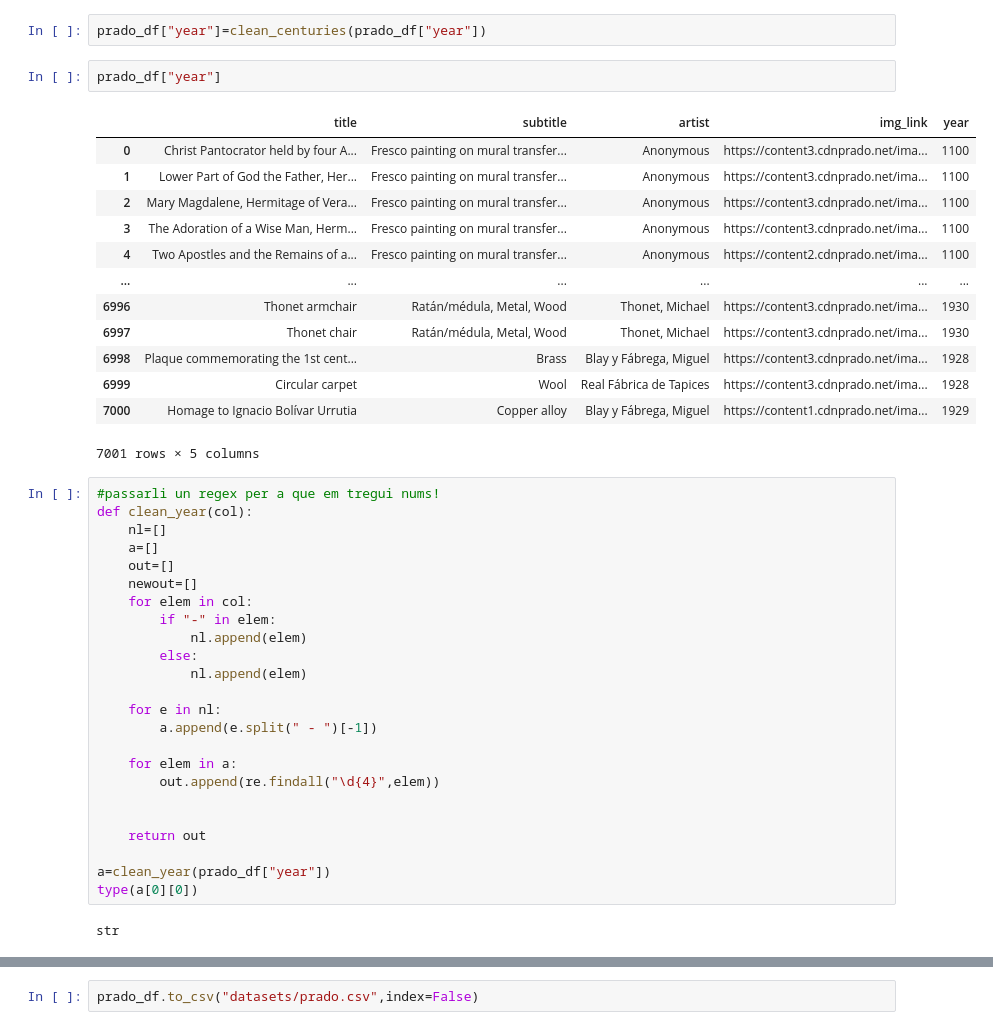
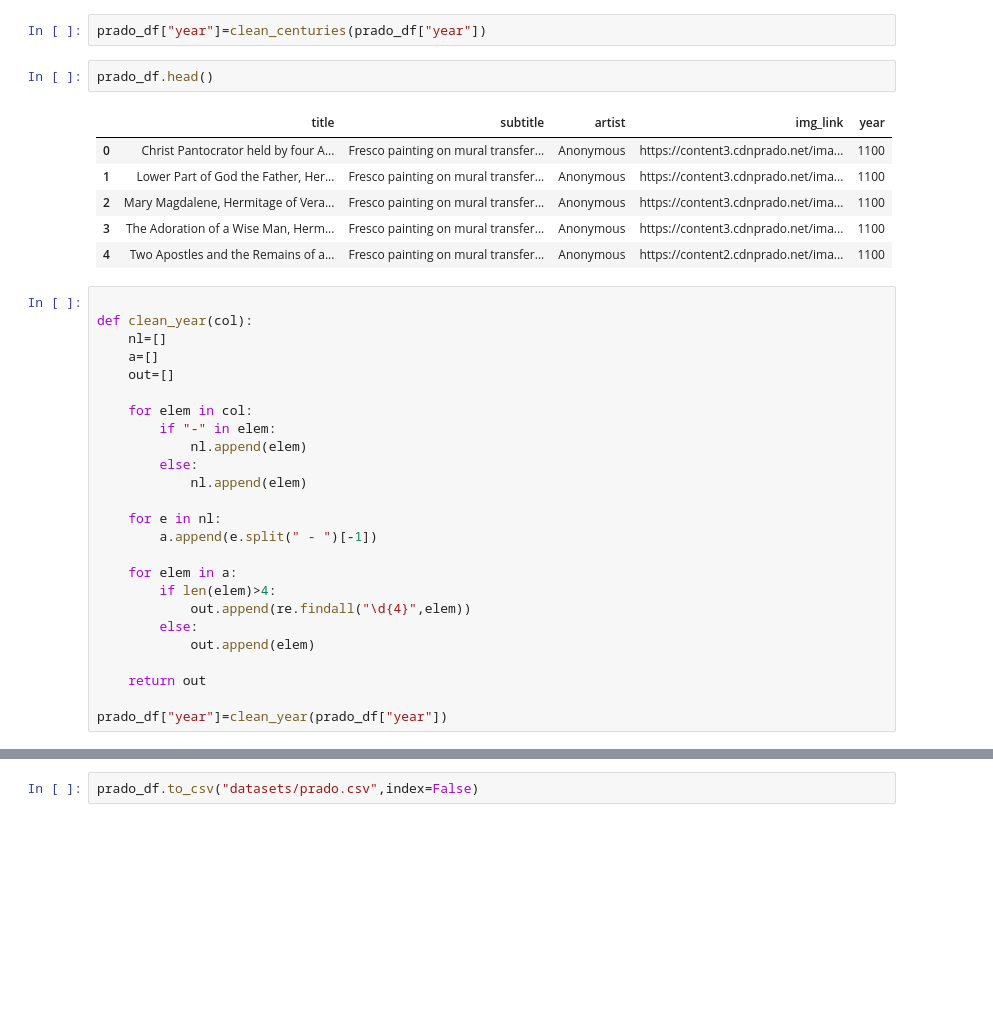
Before and after one commit to bernatbellmunt/final_project_IH, a Jupyter notebook: scrape.ipynb, the cells around one changed output, grey strips where cells are left out. Drawn from its saved outputs; the diff is of its cells as text; blank space fills up the shorter version.

```diff
--- a/scrape.ipynb
+++ b/scrape.ipynb
@@ -243,28 +243,21 @@ def clean_centuries(column):
 # %%
 prado_df["year"]=clean_centuries(prado_df["year"])
 # %%
-prado_df["year"]
+prado_df.head()
 # %% [output]
 |  | title | subtitle | artist | img_link | year |
 | 0 | Christ Pantocrator held by four A... | Fresco painting on mural transfer... | Anonymous | https://content3.cdnprado.net/ima... | 1100 |
 | 1 | Lower Part of God the Father, Her... | Fresco painting on mural transfer... | Anonymous | https://content3.cdnprado.net/ima... | 1100 |
 | 2 | Mary Magdalene, Hermitage of Vera... | Fresco painting on mural transfer... | Anonymous | https://content3.cdnprado.net/ima... | 1100 |
 | 3 | The Adoration of a Wise Man, Herm... | Fresco painting on mural transfer... | Anonymous | https://content3.cdnprado.net/ima... | 1100 |
 | 4 | Two Apostles and the Remains of a... | Fresco painting on mural transfer... | Anonymous | https://content2.cdnprado.net/ima... | 1100 |
-| ... | ... | ... | ... | ... | ... |
-| 6996 | Thonet armchair | Ratán/médula, Metal, Wood | Thonet, Michael | https://content3.cdnprado.net/ima... | 1930 |
-| 6997 | Thonet chair | Ratán/médula, Metal, Wood | Thonet, Michael | https://content3.cdnprado.net/ima... | 1930 |
-| 6998 | Plaque commemorating the 1st cent... | Brass | Blay y Fábrega, Miguel | https://content3.cdnprado.net/ima... | 1928 |
-| 6999 | Circular carpet | Wool | Real Fábrica de Tapices | https://content3.cdnprado.net/ima... | 1928 |
-| 7000 | Homage to Ignacio Bolívar Urrutia | Copper alloy | Blay y Fábrega, Miguel | https://content1.cdnprado.net/ima... | 1929 |
-7001 rows × 5 columns
 # %%
-#passarli un regex per a que em tregui nums!
+
 def clean_year(col):
     nl=[]
     a=[]
     out=[]
-    newout=[]
+
     for elem in col:
         if "-" in elem:
             nl.append(elem)
@@ -275,12 +268,11 @@ def clean_year(col):
         a.append(e.split(" - ")[-1])
 
     for elem in a:
-        out.append(re.findall("\d{4}",elem))
-
+        if len(elem)>4:
+            out.append(re.findall("\d{4}",elem))
+        else:
+            out.append(elem)
 
     return out
 
-a=clean_year(prado_df["year"])
-type(a[0][0])
+prado_df["year"]=clean_year(prado_df["year"])
-# %% [output]
-str
```
Also changed, not shown: parts of 7 cells of this notebook, 2 other files.
